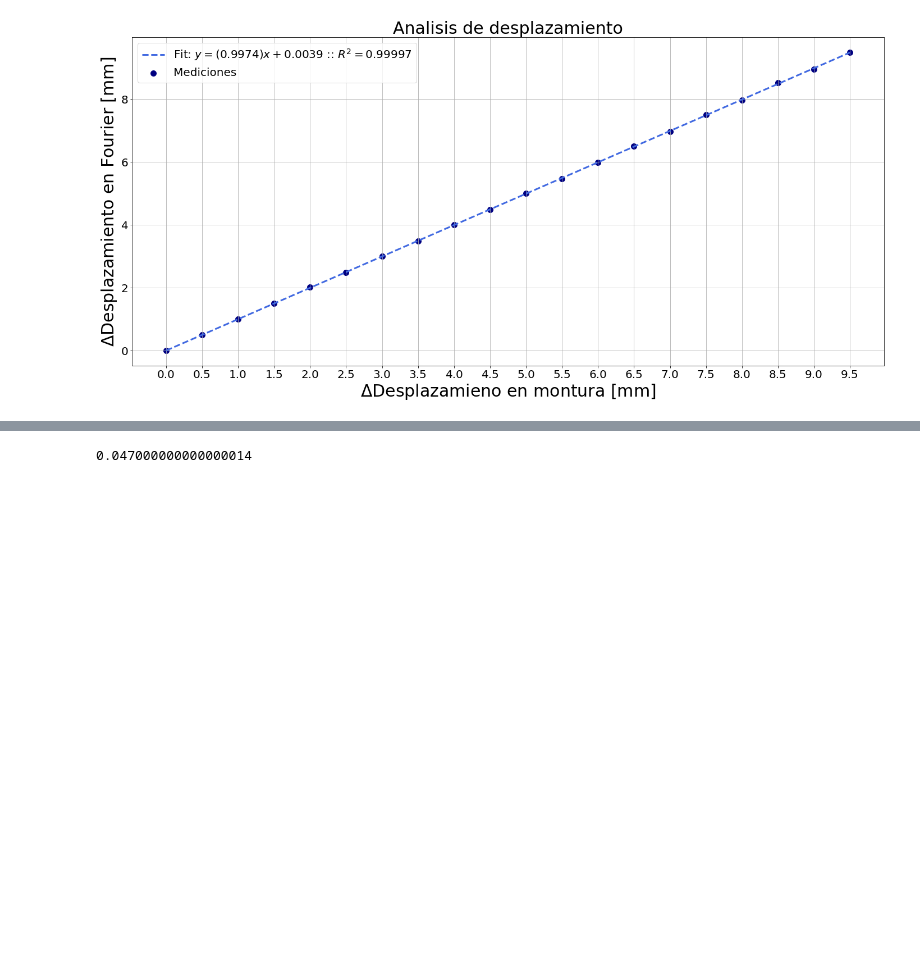
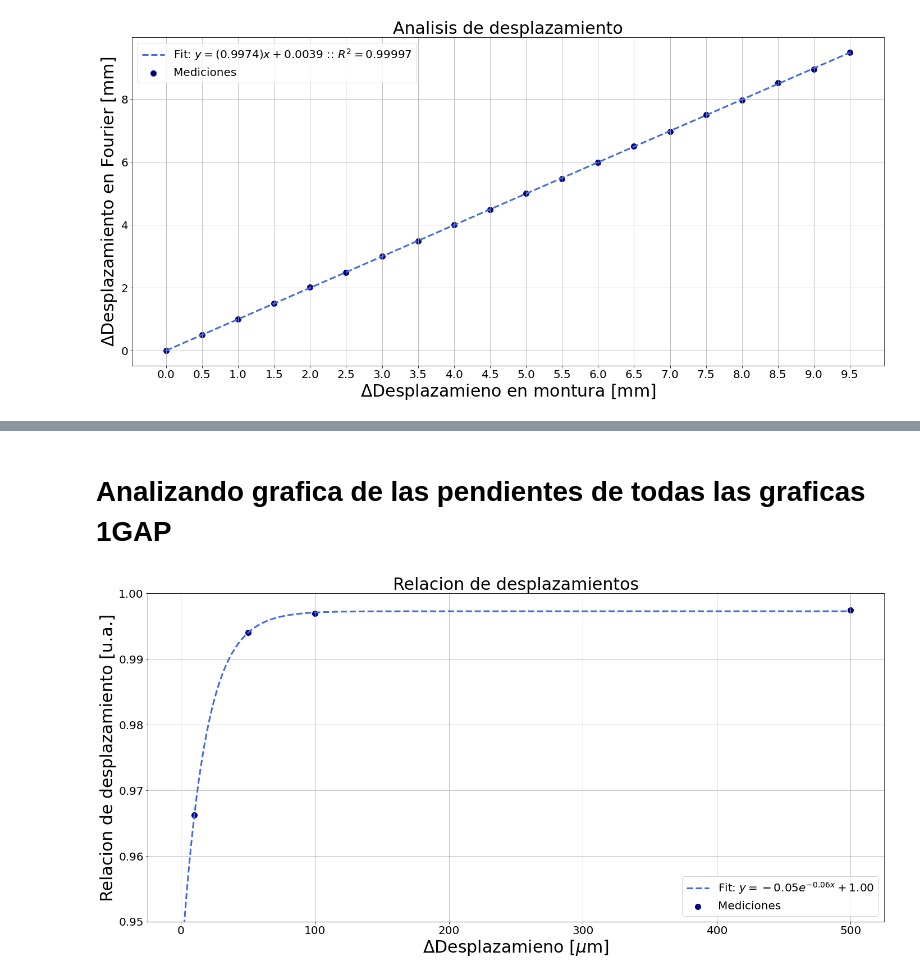
Before and after one commit to AlejandroGoper/Codigos_Tesis, a Jupyter notebook: Mediciones/18-10-2021/utilidades.ipynb, the cells around one changed output, grey strips where cells are left out. Saved outputs shown, nothing was run; the diff lists cells and outputs as text; code cells hidden in the pictures; blank space fills up the shorter version.

Commit message:
Grafica comporamiento de pendientes

```diff
--- a/Mediciones/18-10-2021/utilidades.ipynb
+++ b/Mediciones/18-10-2021/utilidades.ipynb
@@ -84,16 +84,18 @@ ax.set_title(
     label=r"Analisis de desplazamiento", fontsize=30)
 
 
-graph_data = ax.scatter(delta_x[:], delta_y[:], s=400, marker=".", c="navy", label="Mediciones")
+graph_data = ax.scatter(delta_x[:], delta_y[:],
+                        s=400, marker=".", c="navy", label="Mediciones")
 
 # Decidiendo label fit:
-if(b<0):
-    label_fit = r"Fit: $y = (%.4f)x %.4f$ :: $R^{2}= %.5f$" % (a,b,r_square)
+if(b < 0):
+    label_fit = r"Fit: $y = (%.4f)x %.4f$ :: $R^{2}= %.5f$" % (a, b, r_square)
 else:
-    label_fit = r"Fit: $y = (%.4f)x + %.4f$ :: $R^{2}= %.5f$" % (a,b,r_square)
+    label_fit = r"Fit: $y = (%.4f)x + %.4f$ :: $R^{2}= %.5f$" % (
+        a, b, r_square)
 
 graph_fit = ax.plot(x_fit, y_fit, c="royalblue", linestyle="dashed",
-linewidth=3, label=label_fit)
+                    linewidth=3, label=label_fit)
 
 ax.set_xlabel(r"$\Delta$Desplazamieno en montura [mm]", fontsize=30)
 ax.set_ylabel("$\Delta$Desplazamiento en Fourier [mm]", fontsize=30)
@@ -118,4 +111,10 @@ E_l = 0.2940
-# %%
-print(y[5]-y[4])
-# %% [output]
-0.047000000000000014
+# %% [markdown]
+# Analizando grafica de las pendientes de todas las graficas 1GAP
+# %%
+path = ""
+filename = "analisis_relacion_desplazamientos.dat"
+
+x, y = cargar_datos(path="", file=filename)
+
+# x contiene el valor estimado de desplazamiento
+# y contiene el valor de la pendiente del ajuste lineal asociado con esa grafica
@@ -121,0 +149,49 @@ print(y[5]-y[4])
+# %%
+
+"""
+==============================================================================
+Graficando resultados
+==============================================================================
+"""
+
+# Creando figura
+fig, ax = plt.subplots(figsize=(20, 10))
+# Pone lo mas juntas las graficas posibles
+fig.set_tight_layout(True)
+# Para que no se empalmen los titulos en los ejes
+fig.subplots_adjust(wspace=1.2)
+
+# Cambiando el tamano de la fuente en todos los ejes
+plt.rcParams.update({'font.size': 20})
+
+# Graficando el espectro optico inicial
+ax = plt.subplot(1, 1, 1)
+
+# Titulo del grafico
+ax.set_title(
+    label=r"Relacion de desplazamientos", fontsize=30)
+
+
+graph_data = ax.scatter(x[:], y[:], s=400, marker=".",
+                        c="navy", label="Mediciones")
+
+# Decidiendo label fit:
+# Decidiendo label fit:
+if(c < 0):
+    label_fit = r"Fit: $y = %.2fe^{%.2fx} %.2f$" % (a,b,c)
+else:
+    label_fit = r"Fit: $y = %.2fe^{%.2fx} + %.2f$" % (a,b,c)
+graph_fit = ax.plot(x_fit, y_fit, c="royalblue", linestyle="dashed",
+ linewidth=3, label=label_fit)
+
+ax.set_xlabel(r"$\Delta$Desplazamieno [$\mu$m]", fontsize=30)
+ax.set_ylabel("Relacion de desplazamiento [u.a.]", fontsize=30)
+ax.grid()
+#ax.set_xticks(np.arange(0, 10, 0.5))
+ax.set_ylim([0.95, 1])
+ax.legend(loc="best", fontsize=20)
+#plt.savefig(path + filename[0:-4]+".png")
+plt.savefig(path + "analisis_relacion_desplazamientos.png")
+plt.show()
+# %% [output]
+[figure, added]
```
Also changed, not shown: parts of 5 cells of this notebook.
